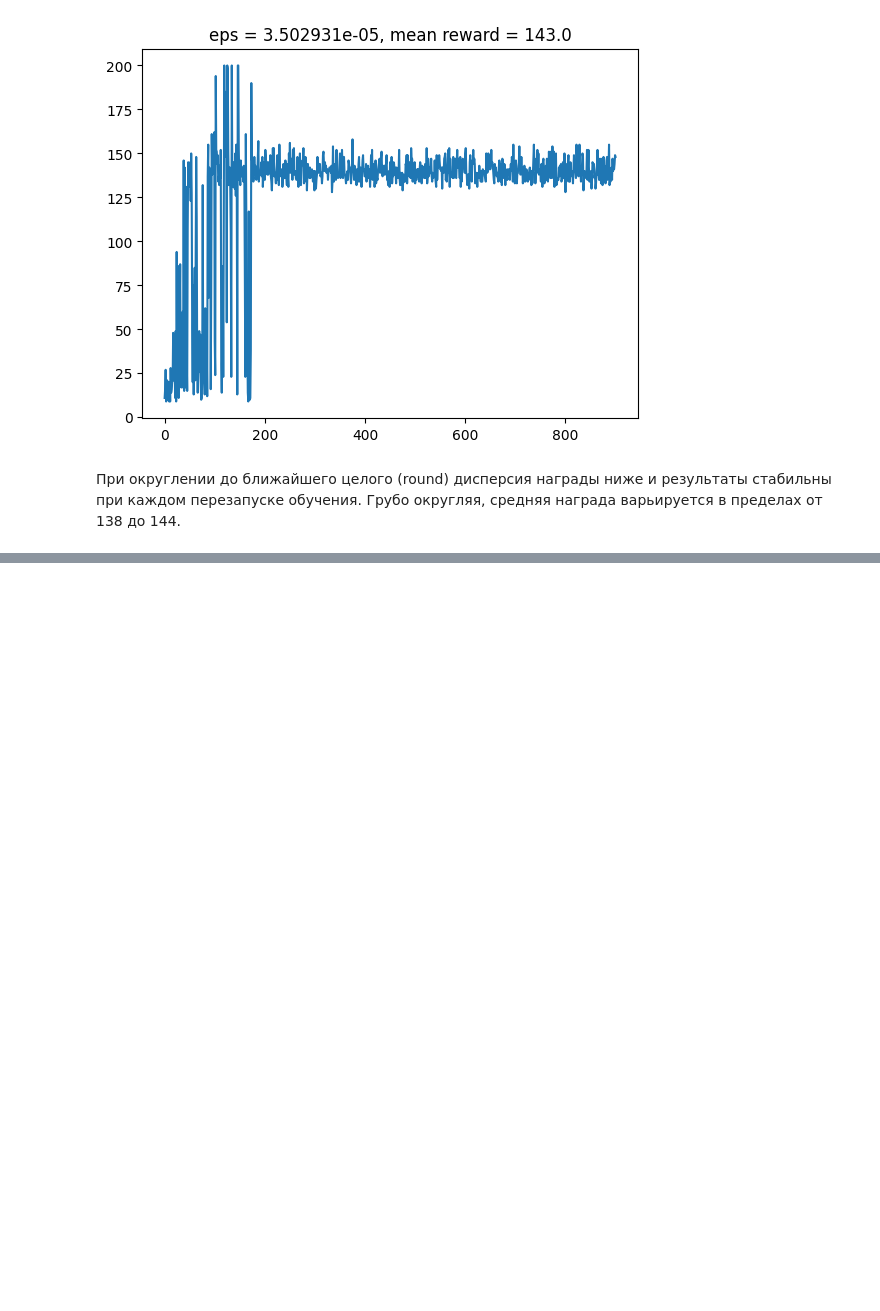
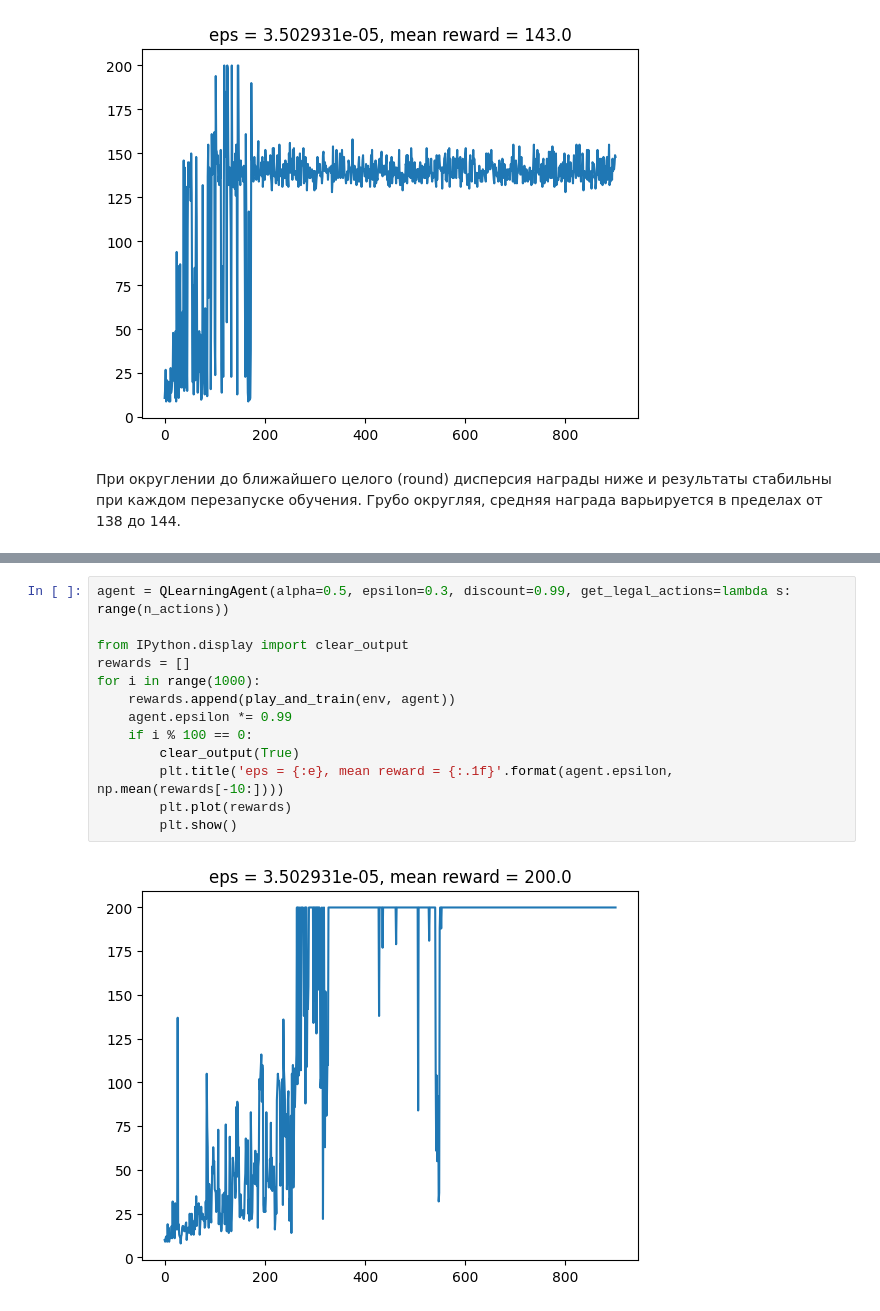
Before and after one commit to Eva53/DL_Labs, a Jupyter notebook: Lab1.ipynb, the cells around one changed output, grey strips where cells are left out. Drawn from its saved outputs; the diff is of its cells as text; blank space fills up the shorter version.

```diff
--- a/Lab1.ipynb
+++ b/Lab1.ipynb
@@ -392,0 +448,15 @@ for i in range(1000):
+# %%
+agent = QLearningAgent(alpha=0.5, epsilon=0.3, discount=0.99, get_legal_actions=lambda s: range(n_actions))
+
+from IPython.display import clear_output
+rewards = []
+for i in range(1000):
+    rewards.append(play_and_train(env, agent))
+    agent.epsilon *= 0.99
+    if i % 100 == 0:
+        clear_output(True)
+        plt.title('eps = {:e}, mean reward = {:.1f}'.format(agent.epsilon, np.mean(rewards[-10:])))
+        plt.plot(rewards)
+        plt.show()
+# %% [output]
+[figure, added]
```
Also changed, not shown: parts of 6 cells of this notebook.
